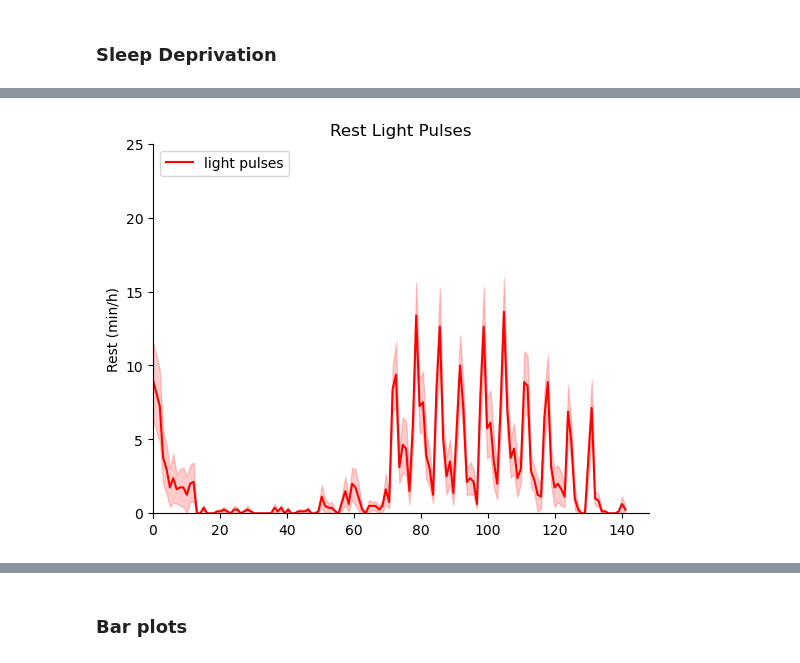
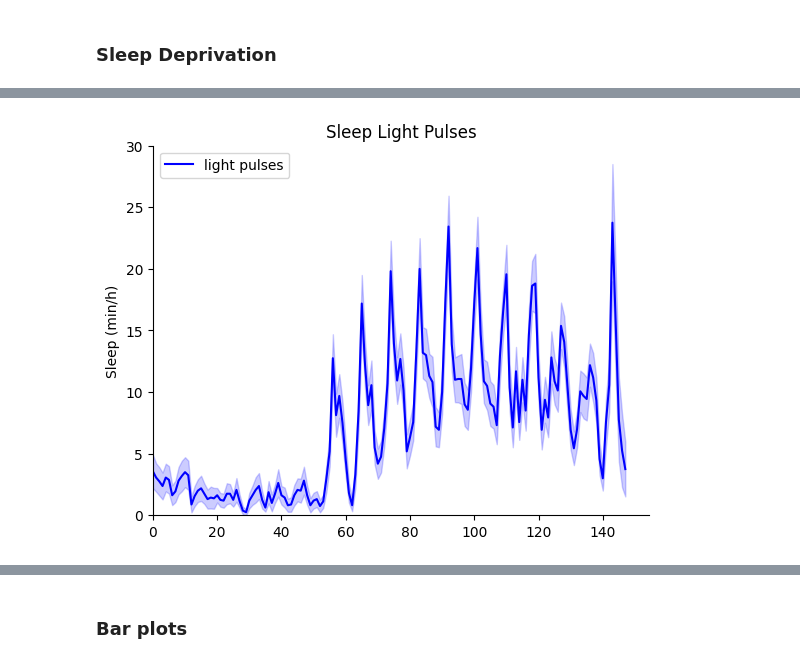
Before and after one commit to BeNeuroLIN/Sleep_Analysis, a Jupyter notebook: Paper_Sleep_Activity.ipynb, the cells around one changed output, grey strips where cells are left out. Saved outputs shown, nothing was run; the diff lists cells and outputs as text; code cells hidden in the pictures.

```diff
--- a/Paper_Sleep_Activity.ipynb
+++ b/Paper_Sleep_Activity.ipynb
@@ -147,12 +275,12 @@ print(df_wakeAct_control)
 # %%
 # concat light pulses
 
-df_Act_lightpulses = pd.concat([df_output_binned_act_lp_1, df_output_binned_act_lp_2], axis=1)
-print(df_Act_lightpulses)
+df_Act_lightpulses = pd.concat([df_output_binned_act_lp_1, df_output_binned_act_lp_2, df_output_binned_act_lp_3, df_output_binned_act_lp_4], axis=1)
+#print(df_Act_lightpulses)
 
-df_rest_lightpulses = pd.concat([df_output_binned_rest_lp_1, df_output_binned_rest_lp_2], axis=1)
-print(df_rest_lightpulses)
+df_rest_lightpulses = pd.concat([df_output_binned_rest_lp_1, df_output_binned_rest_lp_2, df_output_binned_rest_lp_3, df_output_binned_rest_lp_4], axis=1)
+#print(df_rest_lightpulses)
 
-df_wakeAct_lightpulses = pd.concat([df_output_binned_wakeAct_lp_1, df_output_binned_wakeAct_lp_2], axis=1)
+df_wakeAct_lightpulses = pd.concat([df_output_binned_wakeAct_lp_1, df_output_binned_wakeAct_lp_2, df_output_binned_wakeAct_lp_3, df_output_binned_wakeAct_lp_4], axis=1)
 print(df_wakeAct_lightpulses)
 # %% [output]
@@ -211,10 +351,12 @@ print(df_wakeAct_continuouslight)
 # %%
 df_rest_control_NEW = df_rest_control.mul(6)
 
-#df_rest_lightpulses_NEW = df_rest_lightpulses.mul(6)
+df_rest_lightpulses_NEW = df_rest_lightpulses.mul(6)
 #print(df_rest_lightpulses_NEW)
 
 df_rest_continuouslight_NEW = df_rest_continuouslight.mul(6)
+
+df_rest_tapping_NEW = df_rest_tapping.mul(6)
 # %%
 ## Rest
 # control
@@ -260,44 +402,45 @@ len y 145
 # %%
 ## Rest
 # SD
-
-x = np.linspace(0,141,141)
 y = df_rest_lightpulses_NEW.mean(axis=1)
+x = np.linspace(0,len(y)-1,len(y))
+# x = np.linspace(0,141,141)
+# y = df_rest_lightpulses_NEW.mean(axis=1)
 #print("len x",len(x))
 #print("len y",len(y))
 
 
 
 # fit a linear curve an estimate its y-values and their error.
 a, b = np.polyfit(x, y, deg=1)
-y_est_ctrl = df_rest_control_NEW.mean(axis=1)
-y_err_ctrl = df_rest_control_NEW.sem(axis=1)
+#y_est_ctrl = df_rest_control_NEW.mean(axis=1)
+#y_err_ctrl = df_rest_control_NEW.sem(axis=1)
 
-y_est_con=df_rest_lightpulses_NEW.mean(axis=1)
-y_err_con = df_rest_lightpulses_NEW.sem(axis=1)
+y_est_lp=df_rest_lightpulses_NEW.mean(axis=1)
+y_err_lp = df_rest_lightpulses_NEW.sem(axis=1)
 
 
 fig, ax = plt.subplots()
 #ax.plot(x, y_est_ctrl, '-', color='black',label="control")
 #ax.fill_between(x, y_est_ctrl - y_err_ctrl, y_est_ctrl + y_err_ctrl, alpha=0.2, color='black')
 
-ax.plot(x, y_est_con, '-', color='red',label="light pulses")
-ax.fill_between(x, y_est_con - y_err_con, y_est_con + y_err_con, alpha=0.2, color='red')
+ax.plot(x, y_est_lp, '-', color='blue',label="light pulses")
+ax.fill_between(x, y_est_lp - y_err_lp, y_est_lp + y_err_lp, alpha=0.2, color='blue')
 
 #rectangle = plt.Rectangle((88,0),150, 60, fc='grey', alpha=0.2)
 #plt.gca().add_patch(rectangle)
 
 ax.set_xlim(0,)
-ax.set_ylim(0,25)
-ax.set_title("Rest Light Pulses")
+ax.set_ylim(0,30)
+ax.set_title("Sleep Light Pulses") #("Rest Light Pulses")
 
-ax.set_ylabel("Rest (min/h)")
+ax.set_ylabel("Sleep (min/h)")      #("Rest (min/h)")
 plt.legend(loc="upper left")
 
 sns.despine(right=True, bottom=False)
-fig.savefig(r"C:\Users\cbriziol\Desktop\Plots_SD_jupyter_Chiara\plots_SD_2024_11_26\Rest_pooled_SD_only.pdf")
+fig.savefig(r"C:\Users\cbriziol\Desktop\SD_pooled\SD_forOMR\Sleep_pooled_SD_only_LP.pdf")
 # %% [output]
-[figure, old version]
+[figure, new version]
 # %%
 ## Rest
 # SD
```
Also changed, not shown: parts of 124 cells of this notebook.
